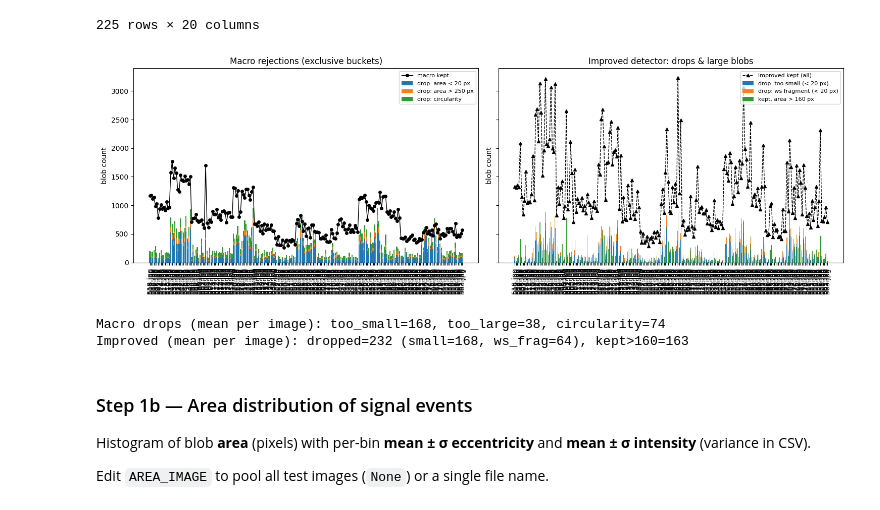
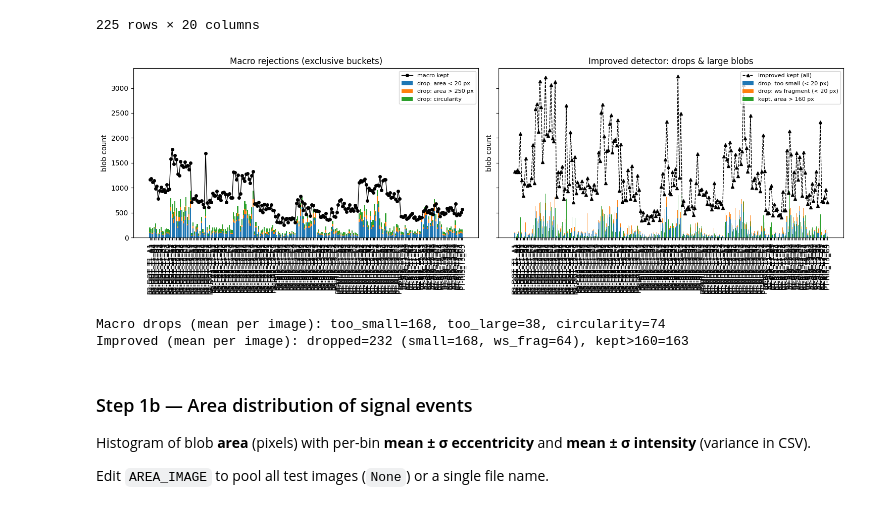
Before and after one commit to coccetti/radon, a Jupyter notebook: cref/radon_track_nn.ipynb, the cells around one changed output. Cells and saved outputs as stored; diff of their text form; code cells hidden in the pictures.

```diff
--- a/cref/radon_track_nn.ipynb
+++ b/cref/radon_track_nn.ipynb
@@ -496,7 +507,7 @@ TOTALS (225 images):  ImageJ macro=154740  reproduced macro=170971  improved=275
 # Rejection statistics — macro vs improved detector
 fig, ax = plt.subplots(1, 2, figsize=(15, 5), sharey=True)
 x = np.arange(len(base))
-labels = [n[-7:] for n in base["image"]]
+labels = [image_display_name(n) for n in base["image"]]
 
 # Macro: stacked drops (too small / too large / bad circularity)
 ax[0].bar(x, base["macro_drop_too_small"], label="drop: area < 20 px")
@@ -543,34 +554,34 @@ ax[1].set_xticks(x)
 ax[1].set_xticklabels(labels, rotation=90)
 ax[1].set_ylabel("blob count")
 ax[1].set_title("Improved detector: drops & large blobs")
 ax[1].legend(fontsize=8)
 
 
 ymax = max(
     (base["macro_drop_too_small"] + base["macro_drop_too_large"] + base["macro_drop_circularity"]).max(),
     base["macro_repro"].max(),
     (base["improved_drop_small"] + base["improved_drop_watershed"]).max(),
     base["improved_large_gt160"].max(),
     base["improved"].max(),
 )
 for a in ax:
     a.set_ylim(0, ymax * 1.05)
 
 plt.tight_layout()
 plt.savefig(CFG.out_dir / "step1_rejection_stats.png", dpi=120)
 plt.show()
 
 print("Macro drops (mean per image):",
       f"too_small={base['macro_drop_too_small'].mean():.0f},",
       f"too_large={base['macro_drop_too_large'].mean():.0f},",
       f"circularity={base['macro_drop_circularity'].mean():.0f}")
 print("Improved (mean per image):",
       f"dropped={base['improved_drop_total'].mean():.0f}",
       f"(small={base['improved_drop_small'].mean():.0f},",
       f"ws_frag={base['improved_drop_watershed'].mean():.0f}),",
       f"kept>160={base['improved_large_gt160'].mean():.0f}")
 # %% [output]
-[figure, old version]
+[figure, new version]
 Macro drops (mean per image): too_small=168, too_large=38, circularity=74
 Improved (mean per image): dropped=232 (small=168, ws_frag=64), kept>160=163
 # %% [markdown]
```
Also changed, not shown: parts of 2 cells of this notebook, 3 other files.
